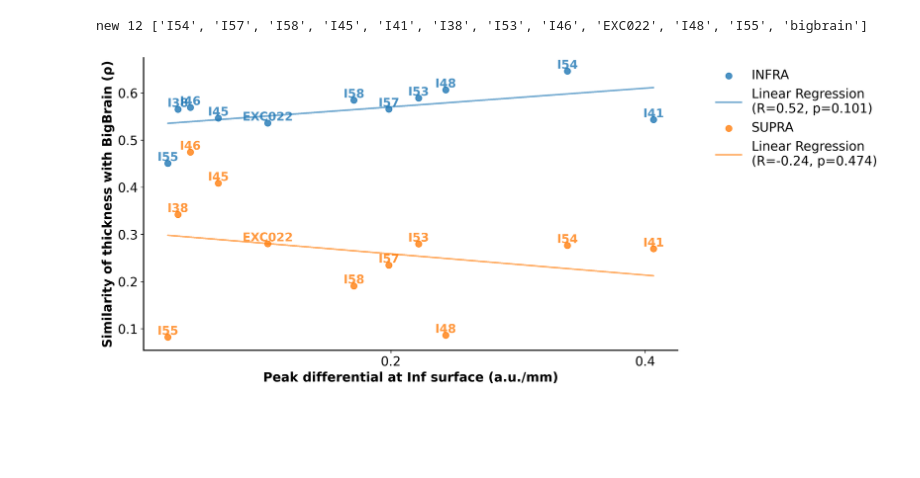
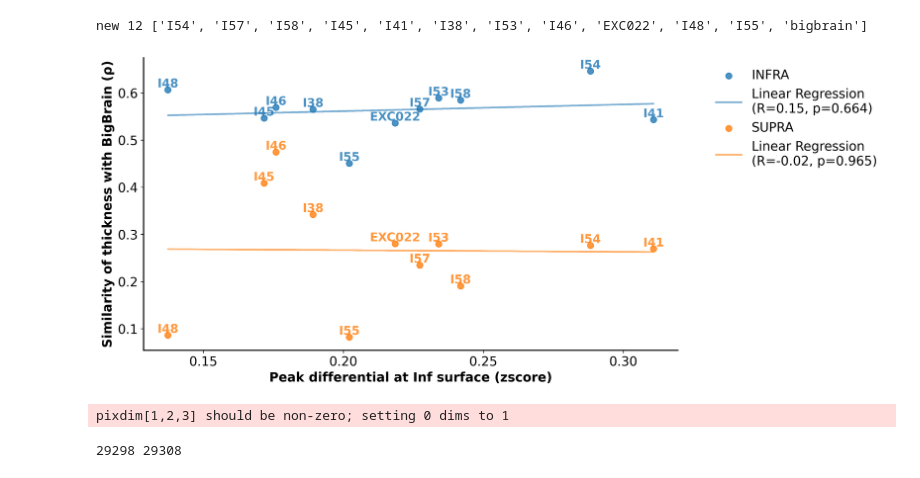
Before and after one commit to dyjung130/cortical_layer, a Jupyter notebook: jupyter-notebook/081925_qc_native/generate_depth_profiles_for_intensity.ipynb, the cells around one changed output. Drawn from its saved outputs; the diff is of its cells as text; code cells hidden in the pictures; blank space fills up the shorter version.

```diff
--- a/jupyter-notebook/081925_qc_native/generate_depth_profiles_for_intensity.ipynb
+++ b/jupyter-notebook/081925_qc_native/generate_depth_profiles_for_intensity.ipynb
@@ -298,11 +322,12 @@ for i, tmp in enumerate(subject_data):
 
         peak_distances_all_subjects[key].append(peak_x)
 
-    if do_zscore:
-        ax.set_xlim(-0.5, 0.5)
-    else:
+    #if do_zscore:
+        #ax.set_xlim(-0.4,0.2)
+      #  ax.set_xlim(-0.4,0.4)
+    #else:
         #ax.set_xlim(np.nanpercentile(tmp[pos_idx, :], 20), np.nanpercentile(tmp[pos_idx, :],90)) #for inf
-        ax.set_xlim(np.nanpercentile(tmp[pos_idx, :], 1), np.nanpercentile(tmp[pos_idx, :],99)) #for white
+        ax.set_xlim(np.nanpercentile(tmp[pos_idx, :], 10), np.nanpercentile(tmp[pos_idx, :],90)) #for white
 
     ax.set_ylim(bottom=0)
     ax.set_title(f'{subject_names[i]}')
@@ -490,53 +563,69 @@ print('new',len(subject_names_reordered),subject_names_reordered)
 fontsize = 16
 voxels_all = [np.abs(at_inf_surface)]
 
-
-
 plt.figure(figsize=(14,6), dpi=300)
 for i, independent_variable in enumerate(voxels_all):
     var_= independent_variable[reorder_index]#this should be reordered so that it matches with the thickness_corr_wrt_bigbrain
     # Set high DPI for better quality
 
     for j, layer_type in enumerate(['infra','supra']):
+        var_wo_bigbrain = np.array(var_[:-1])
+        thickness_corr_wrt_bigbrain_wo_bigbrain = np.array(thickness_corr_wrt_bigbrain[hemi][layer_type][:-1])
+        subject_names_wo_bigbrain = subject_names_reordered[:-1]
 
-        plt.scatter(var_[:-1], thickness_corr_wrt_bigbrain[hemi][layer_type][:-1],
+        plt.scatter(var_wo_bigbrain, thickness_corr_wrt_bigbrain_wo_bigbrain,
                     label=layer_type.upper(), s=60, alpha=0.8)
         #calculate linear regression
-        slope, intercept, r_value, p_value, std_err = linregress(var_[:-1], thickness_corr_wrt_bigbrain[hemi][layer_type][:-1])
+        slope, intercept, r_value, p_value, std_err = linregress(var_wo_bigbrain, thickness_corr_wrt_bigbrain_wo_bigbrain)
 
         #plot the linear regression
-        plt.plot(var_, slope*var_ + intercept,
+        plt.plot(var_wo_bigbrain, slope*var_wo_bigbrain + intercept,
                 label=f'Linear Regression\n(R={r_value:.2f}, p={p_value:.3f})', linewidth=2, alpha=0.6)
-        for i, subject in enumerate(subject_names_reordered):
-            plt.annotate(subject, (var_[i], thickness_corr_wrt_bigbrain[hemi][layer_type][i]),
+        for i, subject in enumerate(subject_names_wo_bigbrain):
+            plt.annotate(subject, (var_wo_bigbrain[i], thickness_corr_wrt_bigbrain_wo_bigbrain[i]),
                         fontsize=fontsize-1, ha='center', va='bottom', alpha=0.8, fontweight='bold',
                         color=plt.gca().collections[-1].get_facecolors()[0])
 
 
 plt.legend(bbox_to_anchor=(1.05, 1), loc='upper left', frameon=False, fontsize=fontsize)
 
-plt.xlabel(f'Peak differential at {LAYER_TYPE.capitalize()} surface (a.u./mm)', fontsize=fontsize, fontweight='bold')
+plt.xlabel(f'Peak differential at {LAYER_TYPE.capitalize()} surface (zscore)', fontsize=fontsize, fontweight='bold')
 plt.ylabel('Similarity of thickness with BigBrain (ρ)', fontsize=fontsize, fontweight='bold')
 plt.xticks(fontsize=fontsize)
 plt.yticks(fontsize=fontsize)
 #only set the minimum of x-axis
 
 # Set fewer ticks on x-axis
 plt.locator_params(axis='x', nbins=4)
 
 #remove top and right spines
 plt.gca().spines['top'].set_visible(False)
 plt.gca().spines['right'].set_visible(False)
 plt.gca().spines['left'].set_linewidth(1.5)
 plt.gca().spines['bottom'].set_linewidth(1.5)
 plt.tight_layout()
 #save the figure
 SUBPATH = 'corr_wrt_bigbrain_figure'
 #create subfolder if it doesn't exist
 #os.makedirs(SUBPATH, exist_ok=True)
 #plt.savefig(f'{SUBPATH}/{hemi}_thickness_corr_wrt_bigbrain_{layer_type}_{RESOLUTION}.png', dpi=300)
 #
 #plt.close()
 # %% [output]
 new 12 ['I54', 'I57', 'I58', 'I45', 'I41', 'I38', 'I53', 'I46', 'EXC022', 'I48', 'I55', 'bigbrain']
-[figure, old version]
+[figure, new version]
+# %%
+# Atlas setup
+import nibabel as nib
+atlas_path = '/Users/dennis.jungchildmind.org/OneDrive - Child Mind Institute/parcellation/schaefer2018/Schaefer2018_400Parcels_17Networks_order.dlabel.nii'
+atlas = nib.load(atlas_path).get_fdata()[0].astype(int)
+atlas_data_lh = atlas[:len(atlas)//2]
+atlas_data_rh = atlas[len(atlas)//2:]
+atlas_data_rh = atlas_data_rh - np.min(atlas_data_rh[atlas_data_rh != 0]) + 1
+atlas_data_rh[atlas_data_rh <= 0] = 0
+mask_lh = atlas_data_lh > 0
+mask_rh = atlas_data_rh > 0
+print(np.sum(mask_lh),np.sum(mask_rh))
+# %% [output]
+pixdim[1,2,3] should be non-zero; setting 0 dims to 1
+29298 29308
```
Also changed, not shown: parts of 6 cells of this notebook, 8 other files.
